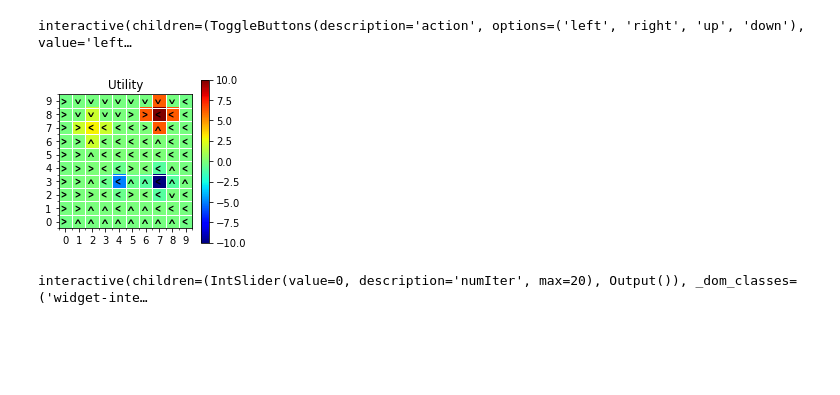
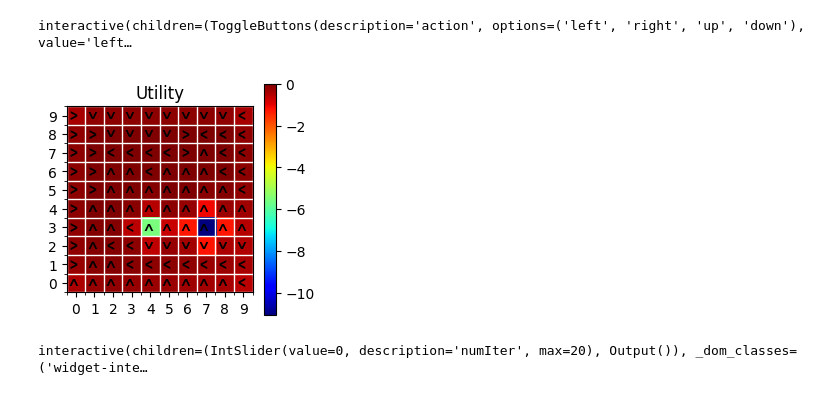
Before and after one commit to kyashark/DL-Lab-IT22609908, a Jupyter notebook: Lab-07/Markov_Decision_Process.ipynb, the cells around one changed output. Saved outputs shown, nothing was run; the diff lists cells and outputs as text; code cells hidden in the pictures; blank space fills up the shorter version.

```diff
--- a/Lab-07/Markov_Decision_Process.ipynb
+++ b/Lab-07/Markov_Decision_Process.ipynb
@@ -210,15 +210,23 @@ def iterativePolicyEvaluation(mdp, policy, numIterations=10):
     U = np.zeros(len(mdp.S))
     U_old = copy.copy(U)
     for t in range(numIterations):
-        #type your code here
+        #--------- UPDATE CODE ---------#
 
+        # store updated utilities
+        U_new = np.zeros(len(mdp.S))
+
+        # go through each state
         for s in mdp.S:
-            # Bellman expectation for the given policy
-            U[s] = sum(
-                [mdp.T(s, policy, s1) * (mdp.R(s, policy, s1) + U_old[s1])
-                 for s1 in mdp.S]
+            a = policy if isinstance(policy, int) else policy[s]
+
+            # Bellman expectation update
+            U_new[s] = np.sum(
+                mdp.T[s, a, :] * (mdp.R[s, a] + mdp.discount * U)
             )
-        U_old = copy.copy(U)   # update old values
+
+        # update utilities
+        U = U_new
+        #-----------------------------#
     return U
 
 numIterations = 5
@@ -247,49 +254,64 @@ interactive_plot
 interactive(children=(ToggleButtons(description='action', options=('left', 'right', 'up', 'down'), value='left…
 # %%
 #Value iteration
-def valueIteration(mdp, numIterations=1):
+def valueIteration(mdp, numIterations=20):
     U = np.zeros(len(mdp.S))
     U_old = copy.copy(U)
     for t in range(numIterations):
-        #type your code here
+
+        #--------- UPDATE CODE ---------#
+
+        U_new = np.zeros(len(mdp.S))
+        # for each state
         for s in mdp.S:
-            U[s] = max(
-                [sum([mdp.T(s, a, s1) * (mdp.R(s, a, s1) + U_old[s1])
-                      for s1 in mdp.S])
-                 for a in mdp.A]
-            )
-        U_old = copy.copy(U)
+            # For each action, compute expected value
+            action_values = []
+            for a in range(len(mdp.A)):
+                val = np.sum(mdp.T[s, a, :] * (mdp.R[s, a] + mdp.discount * U))
+                action_values.append(val)
+            # Bellman optimality backup
+            U_new[s] = max(action_values)
+        U = U_new
+
+        #--------------------------------#
+
     return U
 
 def policyExtration(mdp, U):
     policy = np.zeros(len(mdp.S))
-    #type your code here
-    for s in mdp.S:
-        policy[s] = np.argmax(
-            [sum([mdp.T(s, a, s1) * (mdp.R(s, a, s1) + U[s1])
-                  for s1 in mdp.S])
-             for a in mdp.A]
-        )
+
+    #--------- UPDATE CODE ---------#
+
+    for s in mdp.S:   # for each state
+
+        action_values = []
+        for a in range(len(mdp.A)):
+            val = np.sum(mdp.T[s, a, :] * (mdp.R[s, a] + mdp.discount * U))
+            action_values.append(val)
+        policy[s] = np.argmax(action_values)   # best action for state
+
+    #--------------------------------#
+
     return policy
 
-U = valueIteration(mdp, numIterations=2)
+U = valueIteration(mdp, numIterations=20)
 policy = policyExtration(mdp, U=U)
 pl.figure(figsize=(3,3))
 mdp.gridPlot(ax=pl.gca(), im=U.reshape(10,10), title='Utility', cmap='jet')
 for s in range(100):
     x, y = mdp.s2xy(s)
     if policy[s] == 0:
         m='\u02C2'
     elif policy[s] == 1:
         m='\u02C3'
     elif policy[s] == 2:
         m='\u02C4'
     elif policy[s] == 3:
         m='\u02C5'
     pl.text(x-0.5,y-1,m,color='k',size=20)
 pl.show()
 # %% [output]
-[figure, old version]
+[figure, new version]
 # %%
 def f(numIter=1):
     start_time = timeit.default_timer()
```
Also changed, not shown: parts of 3 cells of this notebook.
